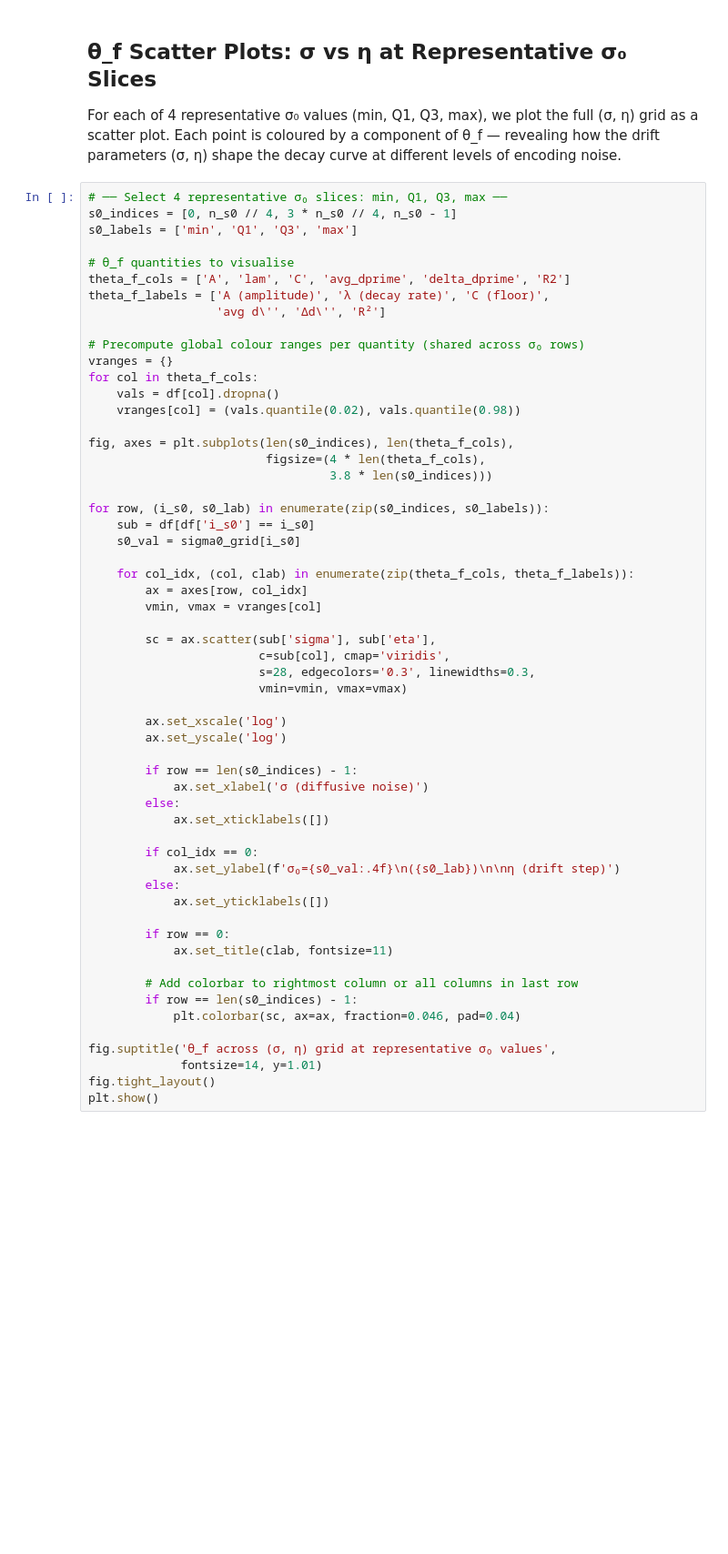
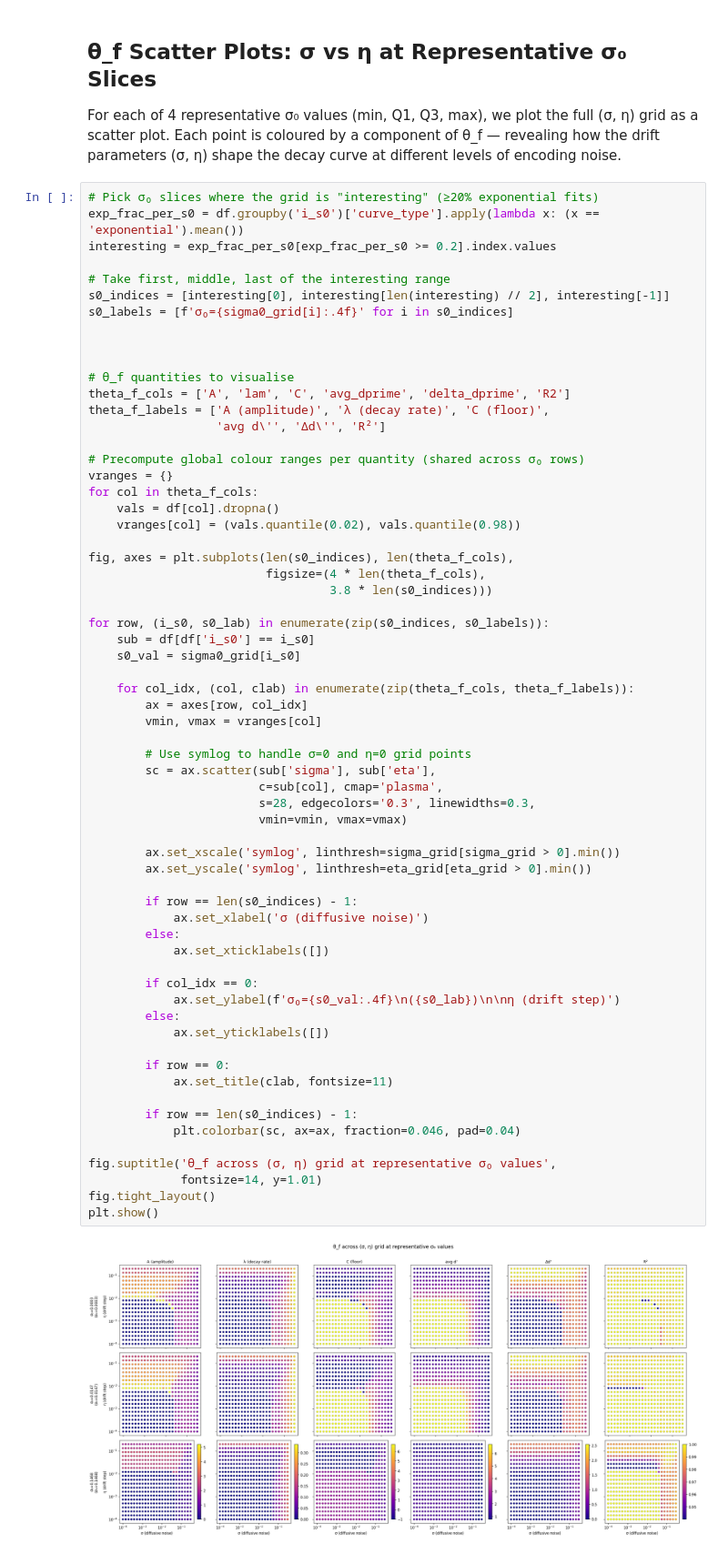
Before and after one commit to bjmedina/memory, a Jupyter notebook: notebooks/2026-03-19_grid-search-vectorized-analysis.ipynb, the cells around one changed output. Shown at 91% size. Cells and saved outputs as stored; diff of their text form; blank space fills up the shorter version.

```diff
--- a/notebooks/2026-03-19_grid-search-vectorized-analysis.ipynb
+++ b/notebooks/2026-03-19_grid-search-vectorized-analysis.ipynb
@@ -203,9 +227,15 @@ For each of 4 representative σ₀ values (min, Q1, Q3, max), we plot the full
 θ_f — revealing how the drift parameters (σ, η) shape the decay curve at
 different levels of encoding noise.
 # %%
-# ── Select 4 representative σ₀ slices: min, Q1, Q3, max ──
-s0_indices = [0, n_s0 // 4, 3 * n_s0 // 4, n_s0 - 1]
-s0_labels = ['min', 'Q1', 'Q3', 'max']
+# Pick σ₀ slices where the grid is "interesting" (≥20% exponential fits)
+exp_frac_per_s0 = df.groupby('i_s0')['curve_type'].apply(lambda x: (x == 'exponential').mean())
+interesting = exp_frac_per_s0[exp_frac_per_s0 >= 0.2].index.values
+
+# Take first, middle, last of the interesting range
+s0_indices = [interesting[0], interesting[len(interesting) // 2], interesting[-1]]
+s0_labels = [f'σ₀={sigma0_grid[i]:.4f}' for i in s0_indices]
+
+
 
 # θ_f quantities to visualise
 theta_f_cols = ['A', 'lam', 'C', 'avg_dprime', 'delta_dprime', 'R2']
@@ -228,34 +258,36 @@ for row, (i_s0, s0_lab) in enumerate(zip(s0_indices, s0_labels)):
 
     for col_idx, (col, clab) in enumerate(zip(theta_f_cols, theta_f_labels)):
         ax = axes[row, col_idx]
         vmin, vmax = vranges[col]
 
+        # Use symlog to handle σ=0 and η=0 grid points
         sc = ax.scatter(sub['sigma'], sub['eta'],
-                        c=sub[col], cmap='viridis',
+                        c=sub[col], cmap='plasma',
                         s=28, edgecolors='0.3', linewidths=0.3,
                         vmin=vmin, vmax=vmax)
 
-        ax.set_xscale('log')
-        ax.set_yscale('log')
+        ax.set_xscale('symlog', linthresh=sigma_grid[sigma_grid > 0].min())
+        ax.set_yscale('symlog', linthresh=eta_grid[eta_grid > 0].min())
 
         if row == len(s0_indices) - 1:
             ax.set_xlabel('σ (diffusive noise)')
         else:
             ax.set_xticklabels([])
 
         if col_idx == 0:
             ax.set_ylabel(f'σ₀={s0_val:.4f}\n({s0_lab})\n\nη (drift step)')
         else:
             ax.set_yticklabels([])
 
         if row == 0:
             ax.set_title(clab, fontsize=11)
 
-        # Add colorbar to rightmost column or all columns in last row
         if row == len(s0_indices) - 1:
             plt.colorbar(sc, ax=ax, fraction=0.046, pad=0.04)
 
 fig.suptitle('θ_f across (σ, η) grid at representative σ₀ values',
              fontsize=14, y=1.01)
 fig.tight_layout()
 plt.show()
+# %% [output]
+[figure, added]
```
Also changed, not shown: parts of 3 cells of this notebook, 8 other files.
